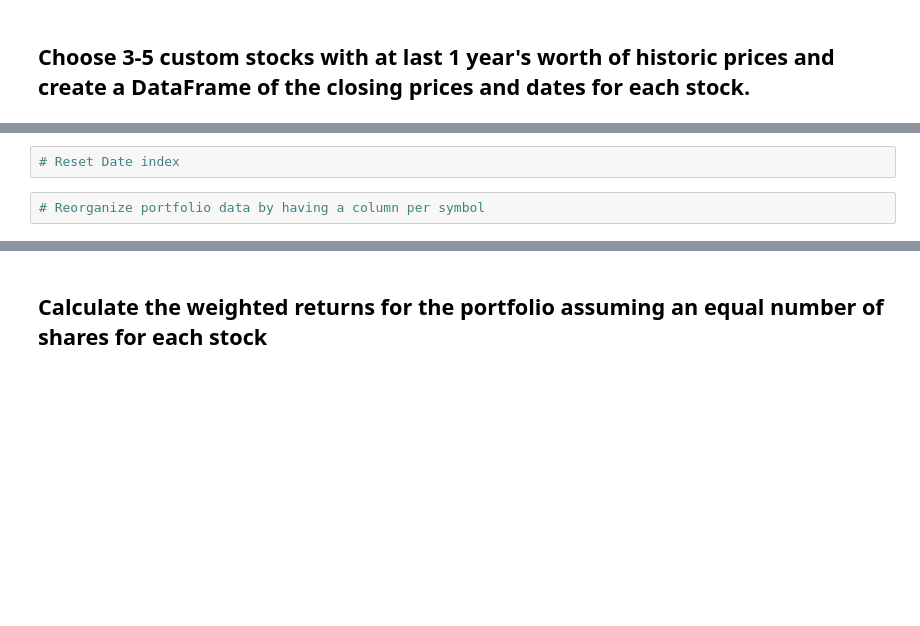
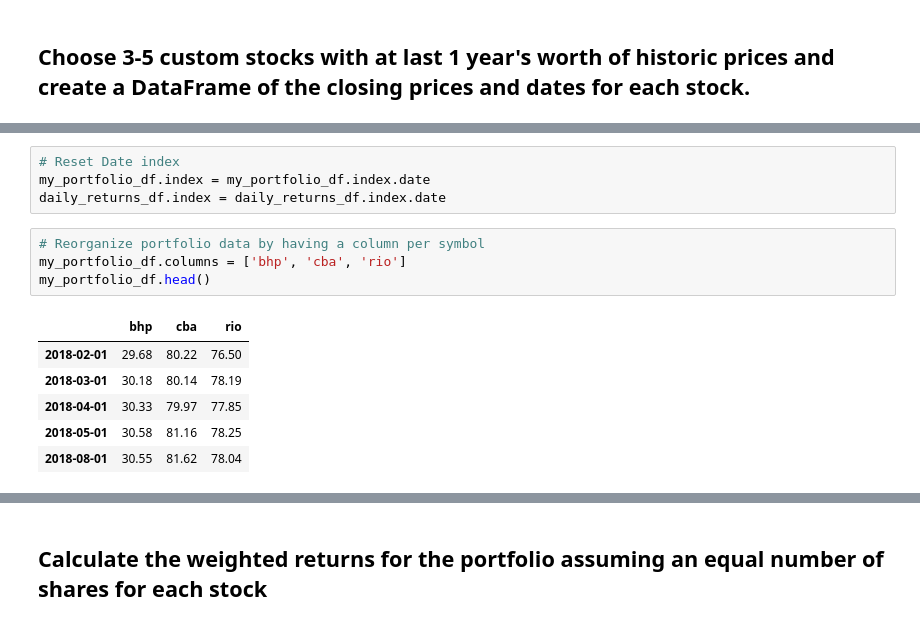
Before and after one commit to VeronicaHurtado/FinTech-Module4-Challenge, a Jupyter notebook: whale_analysis.ipynb, the cells around one changed output, grey strips where cells are left out. Drawn from its saved outputs; the diff is of its cells as text; blank space fills up the shorter version.

```diff
--- a/whale_analysis.ipynb
+++ b/whale_analysis.ipynb
@@ -522,6 +565,17 @@ In this section, you will build your own portfolio of stocks, calculate the retu
-# %%
-# Reset Date index
+# %%
+# Reset Date index
+my_portfolio_df.index = my_portfolio_df.index.date
+daily_returns_df.index = daily_returns_df.index.date
 # %%
 # Reorganize portfolio data by having a column per symbol
+my_portfolio_df.columns = ['bhp', 'cba', 'rio']
+my_portfolio_df.head()
+# %% [output]
+|  | bhp | cba | rio |
+| 2018-02-01 | 29.68 | 80.22 | 76.50 |
+| 2018-03-01 | 30.18 | 80.14 | 78.19 |
+| 2018-04-01 | 30.33 | 79.97 | 77.85 |
+| 2018-05-01 | 30.58 | 81.16 | 78.25 |
+| 2018-08-01 | 30.55 | 81.62 | 78.04 |
 # %%
 # Calculate daily returns
```
Also changed, not shown: parts of 15 cells of this notebook, 3 other files.
